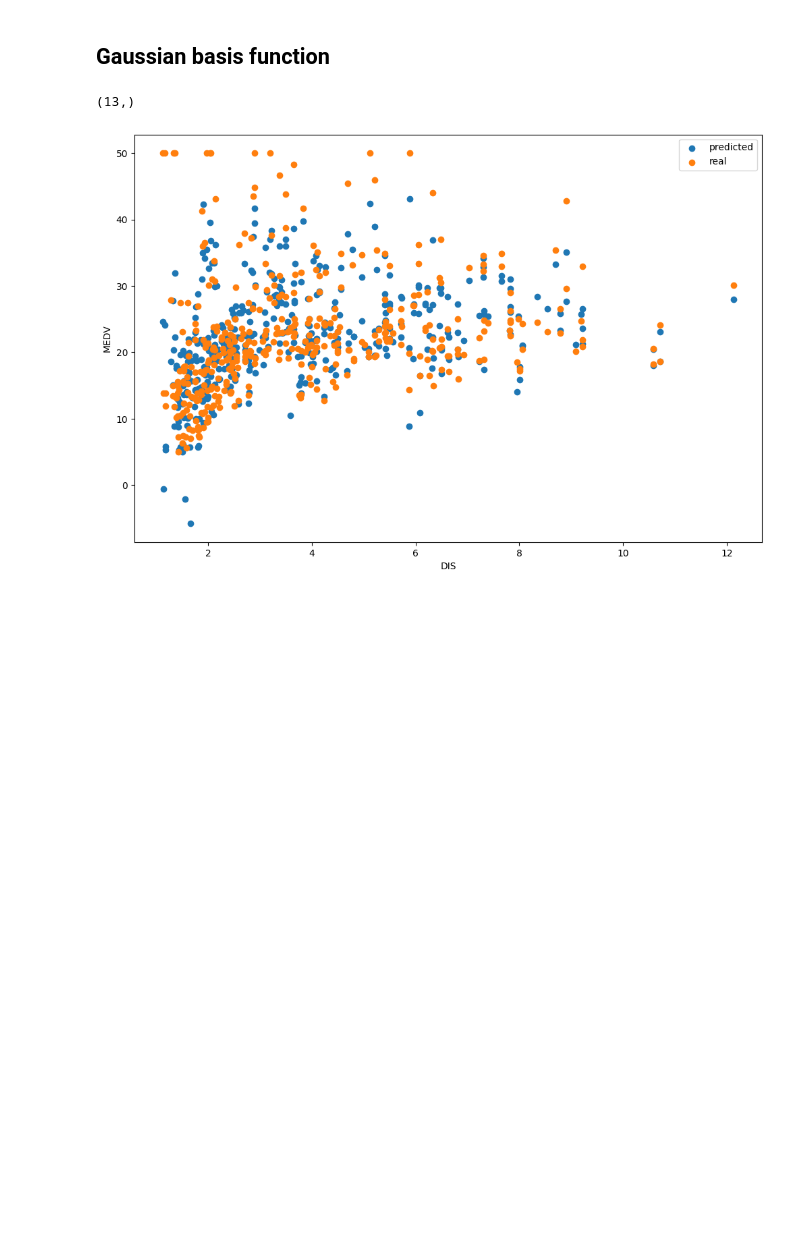
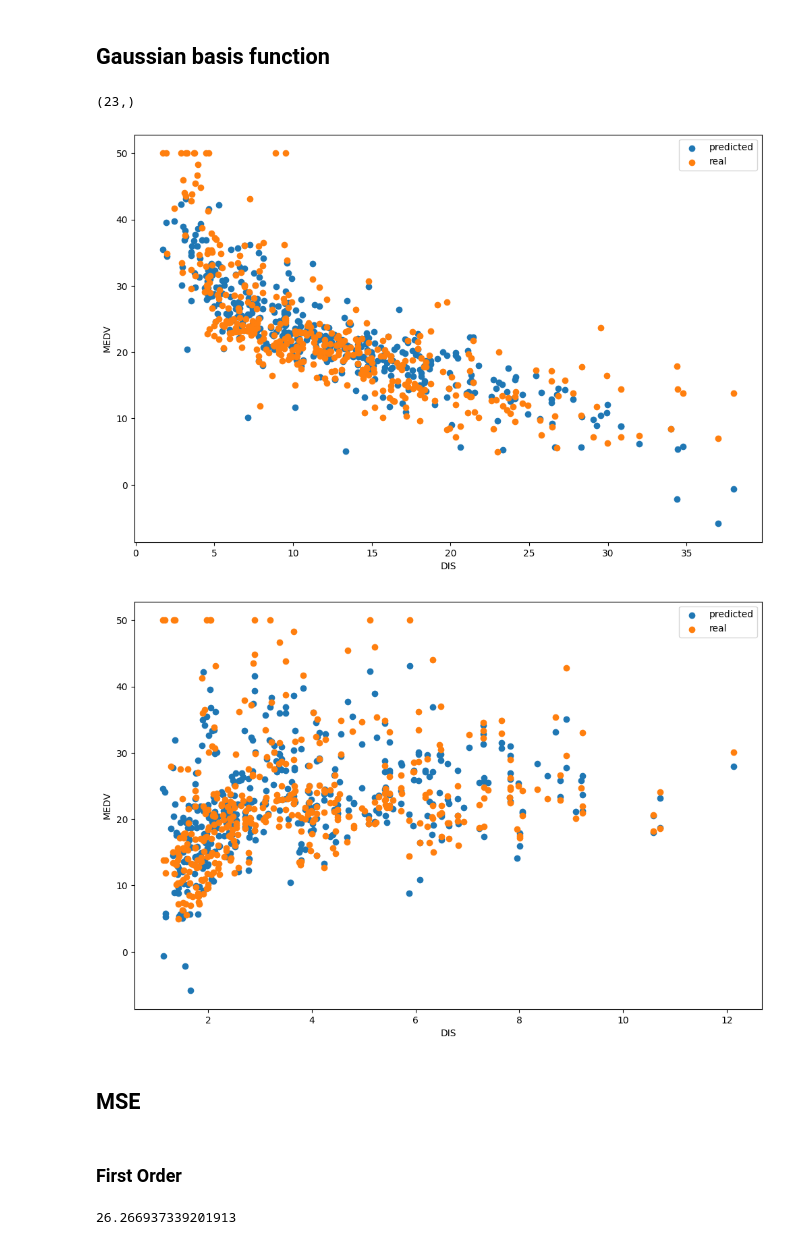
Before and after one commit to mostafaghadimi/machine-learning, a Jupyter notebook: HomeWorks/HW3/Practical/boston.ipynb, the cells around one changed output. Drawn from its saved outputs; the diff is of its cells as text; code cells hidden in the pictures; blank space fills up the shorter version.

```diff
--- a/HomeWorks/HW3/Practical/boston.ipynb
+++ b/HomeWorks/HW3/Practical/boston.ipynb
@@ -217,15 +217,24 @@ samples = X_train.sample(10)
 mu = samples.to_numpy()
 X_tr_third = np.array(X_train)
 for j in range(mu.shape[0]):
-    phi = np.exp(-np.linalg.norm(X_tr_third - mu[j], axis=1) ** 2 / 2)
-    np.append(X_tr_third, phi.reshape(-1, 1), axis=1)
+    phi = np.exp(-np.linalg.norm(np.array(X_train) - mu[j], axis=1) ** 2 / 2)
+    X_tr_third = np.append(X_tr_third, phi.reshape(-1, 1), axis=1)
 # %%
 w_third = np.linalg.inv(X_tr_third.T.dot(X_tr_third)).dot(X_tr_third.T).dot(y_train)
 w_third.shape
 # %% [output]
-(13,)
+(23,)
 # %%
 y_train_third_predicted = X_tr_third.dot(w_third)
+# %%
+plt.scatter(X_train['LSTAT'], y_train_third_predicted, label="predicted")
+plt.scatter(X_train['LSTAT'], y_train, label="real")
+plt.xlabel('DIS')
+plt.ylabel('MEDV')
+plt.legend()
+plt.show()
+# %% [output]
+[figure, added]
 # %%
 plt.scatter(X_train['DIS'], y_train_third_predicted, label="predicted")
 plt.scatter(X_train['DIS'], y_train, label="real")
@@ -234,4 +243,15 @@ plt.ylabel('MEDV')
 plt.legend()
 plt.show()
 # %% [output]
-[figure, old version]
+[figure, new version]
+# %% [markdown]
+## MSE
+# %% [markdown]
+### First Order
+# %%
+train_differ_1 = np.subtract(y_train_predicted, y_train)
+train_squared_1 = np.square(train_differ_1)
+train_mse_1 = train_squared_1.mean()
+train_mse_1
+# %% [output]
+26.266937339201913
```
Also changed, not shown: parts of 13 cells of this notebook.
